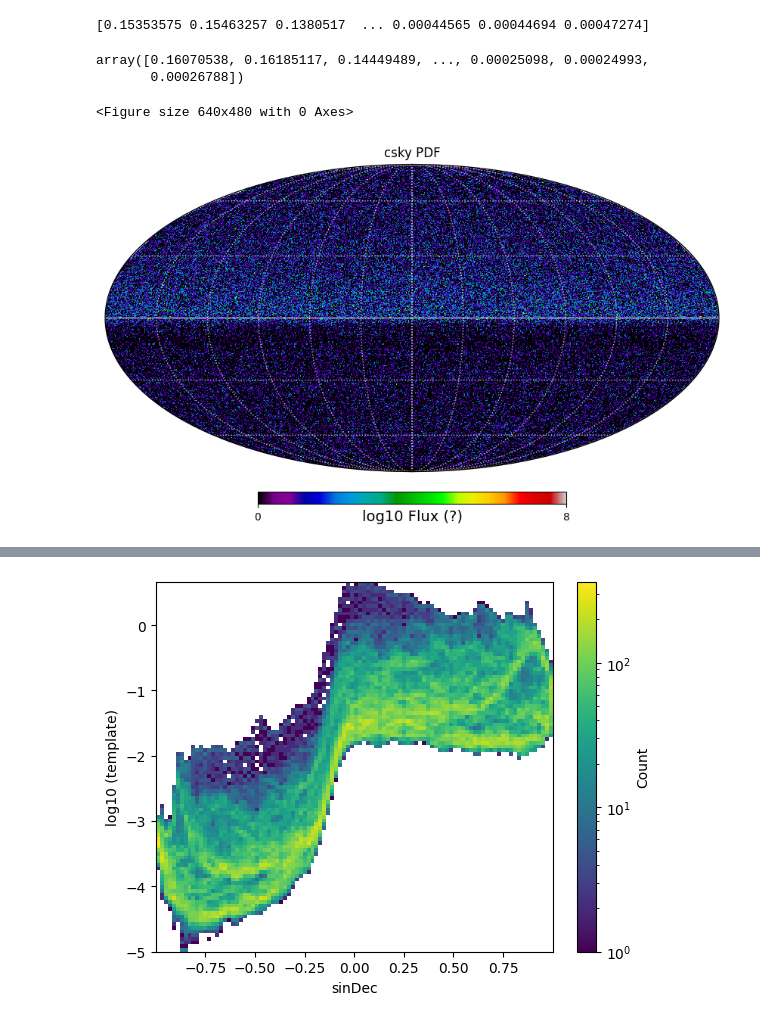
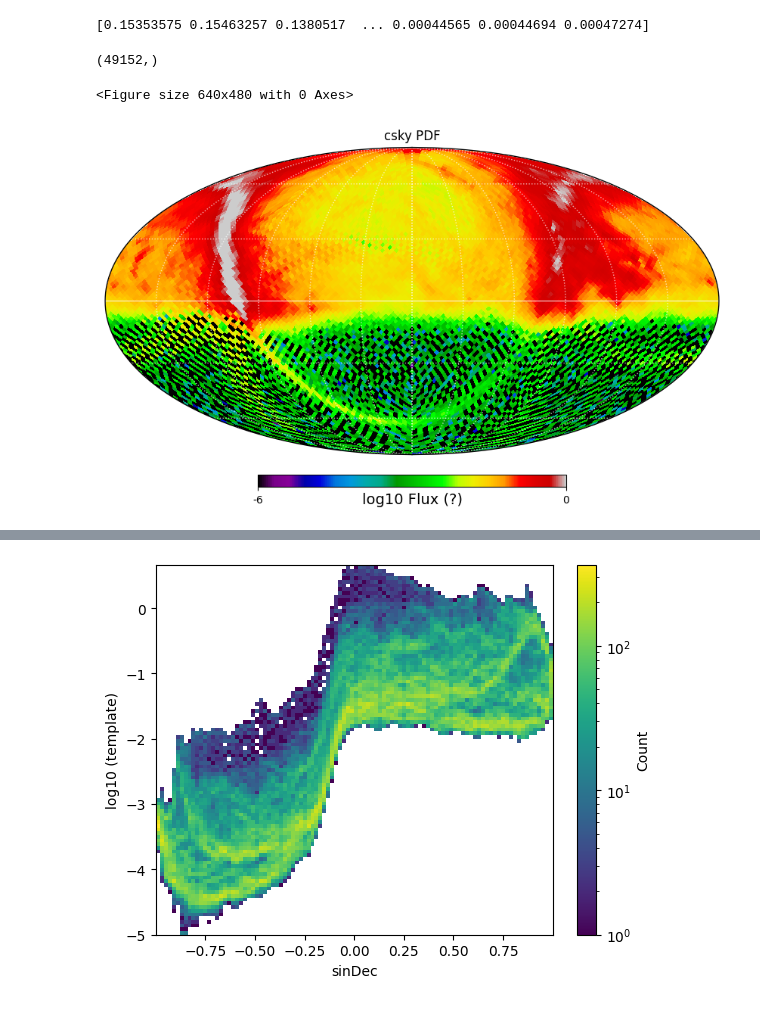
Before and after one commit to MACampana/BinnedTracks, a Jupyter notebook: BinnedAnalysis.ipynb, the cells around one changed output, grey strips where cells are left out. Cells and saved outputs as stored; diff of their text form; code cells hidden in the pictures.

```diff
--- a/BinnedAnalysis.ipynb
+++ b/BinnedAnalysis.ipynb
@@ -714,6 +715,6 @@ template_path = './templates/Fermi-LAT_pi0_map.npy'
 # %%
 lima_bean = LiMaStats(data_path, sig_path, is_binned=False, savedir='./test', name='LiMaBinnedTemplateAnalysisTEST',
                  template=template_path, is_smoothed_pdf=False, smooth_sig=np.radians(.5), gamma=2.7, cutoff=10**(-0.8),
-                 nside=64, num_bands=50)
+                 nside=32, num_bands=50, min_dec_deg=-80, max_dec_deg=80)
 # %% [output]
 Loading and binning data from ./test/IC86_2016_exp.npy
@@ -796,20 +843,21 @@ x[x < 1e-12] = 1e-12
 dec_mask = (decs<np.radians(85)) & (decs>np.radians(-85))
 x = x / ( np.sum(x[dec_mask]) * pixarea )
 # %%
-x
+x.shape
 # %% [output]
-array([0.16070538, 0.16185117, 0.14449489, ..., 0.00025098, 0.00024993,
-       0.00026788])
+(49152,)
 # %%
 plt.figure(facecolor='w')
 #x = template_arr.item()['template']
 #x1 = hp.smoothing(x, sigma=np.radians(.5)) * np.exp(q(2.7,np.sin(decs)))
 #x1 /= np.sum(x1)*pixarea
 #x3 = template_arr.item()['pdf_space_sig'][1]
 
+x = lima_bean.template_pdf
+
 hp.mollview(np.log10(x), unit='log10 Flux (?)', rot=(180,0,0), cmap='nipy_spectral', title='csky PDF', min=-6, max=0)
 hp.graticule(30, color='w', alpha=0.7)
 plt.show()
 # %% [output]
 <Figure size 640x480 with 0 Axes>
-[figure, old version]
+[figure, new version]
```
Also changed, not shown: parts of 12 cells of this notebook.
